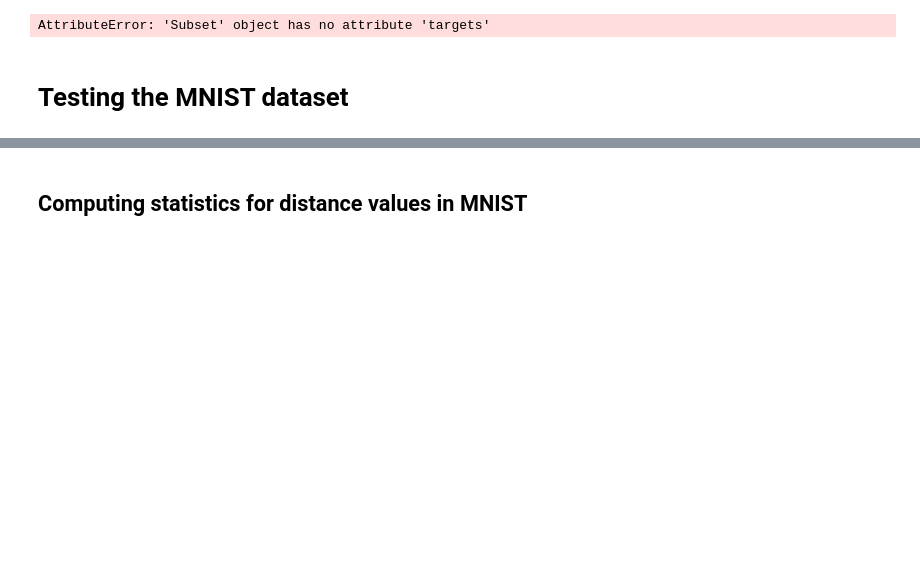
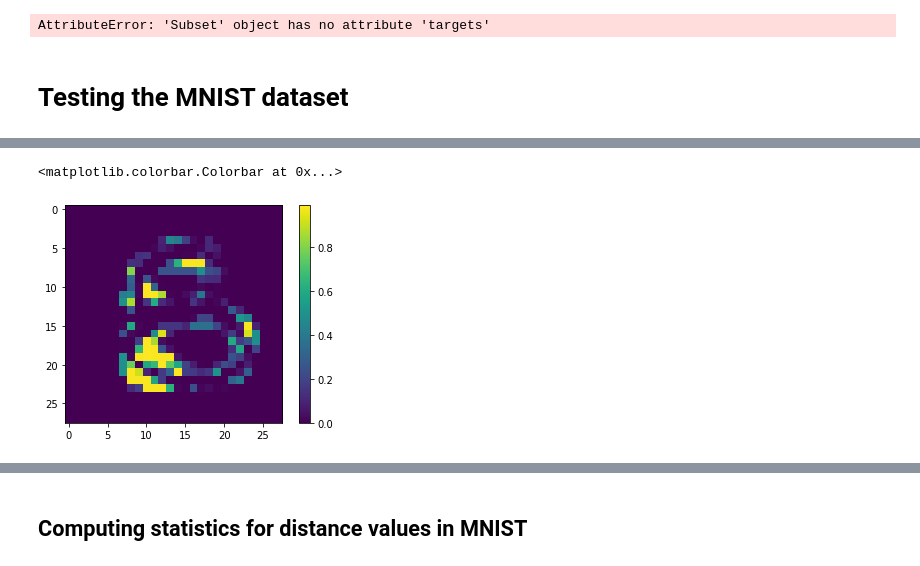
Before and after one commit to microsoft/distance-learner, a Jupyter notebook: notebooks/Playing with MNIST (Inferred Manifold).ipynb, the cells around one changed output, grey strips where cells are left out. Drawn from its saved outputs; the diff is of its cells as text; code cells hidden in the pictures; blank space fills up the shorter version.

```diff
--- a/notebooks/Playing with MNIST (Inferred Manifold).ipynb
+++ b/notebooks/Playing with MNIST (Inferred Manifold).ipynb
@@ -185,0 +218,6 @@ trainset.poca_idx_counts.shape, trainset.uniq_poca_idx.shape, trainset.
+# %%
+plt.imshow(((trainset.on_mfld_pts[4638] - trainset.on_mfld_pts[5711])**2).reshape(28, 28))
+plt.colorbar()
+# %% [output]
+<matplotlib.colorbar.Colorbar at 0x...>
+[figure, added]
```
Also changed, not shown: parts of 15 cells of this notebook, 2 other files.
